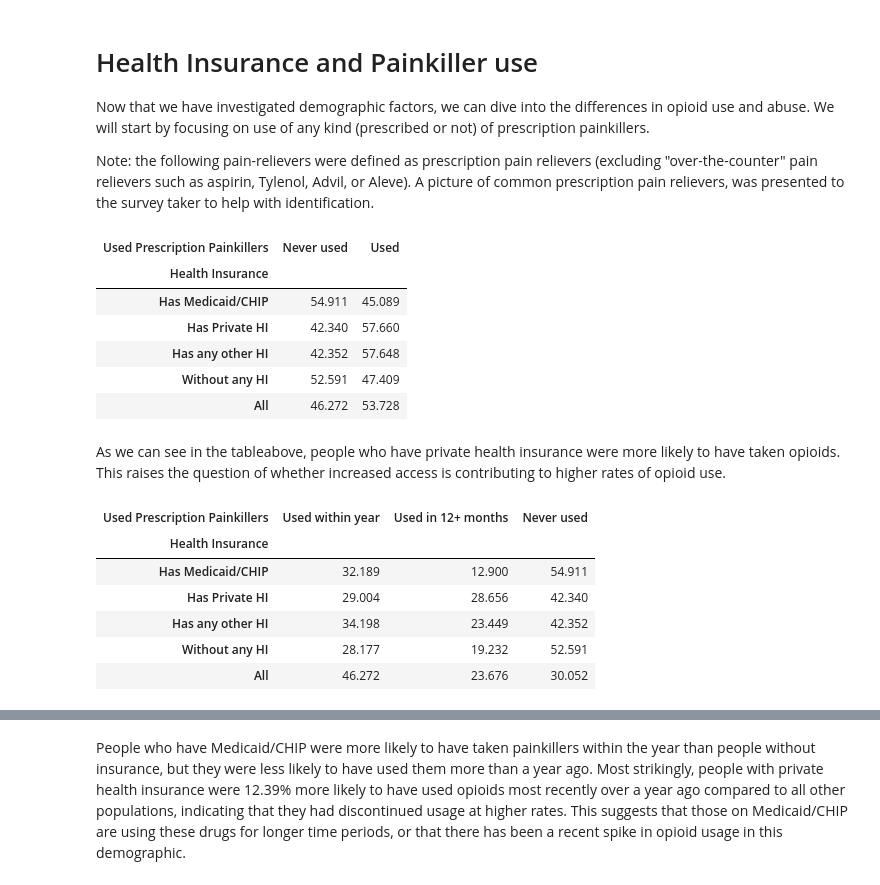
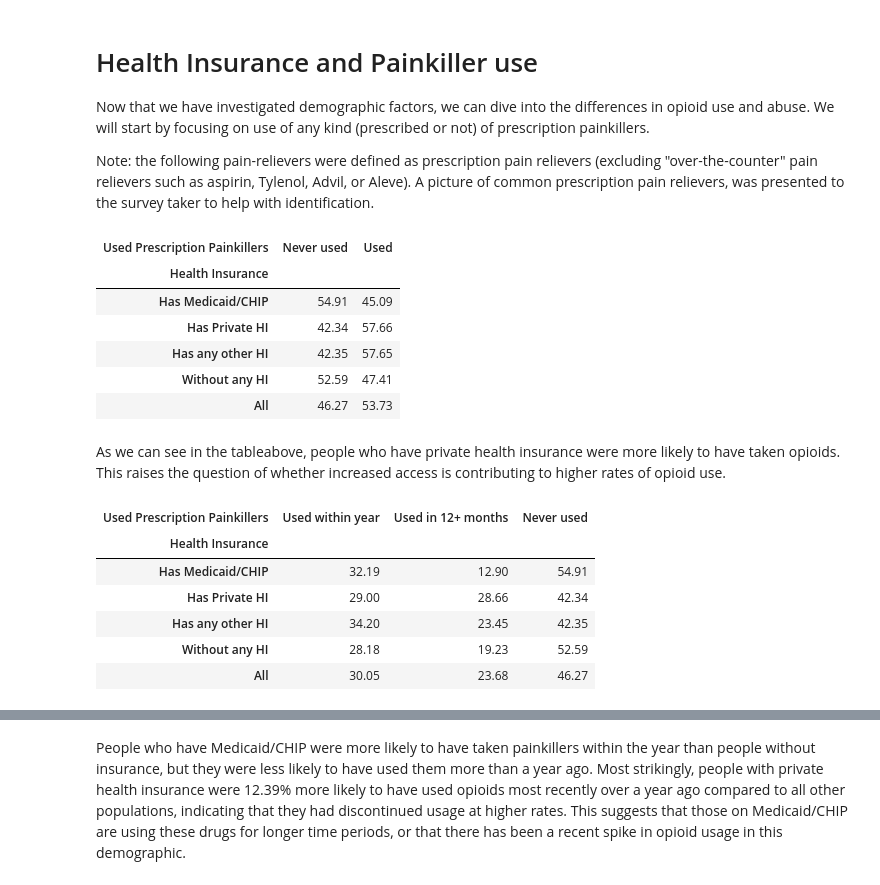
Before and after one commit to mhreid/OpioidsAndDemographics, a Jupyter notebook: project1/project1.ipynb, the cells around one changed output, grey strips where cells are left out. Cells and saved outputs as stored; diff of their text form; code cells hidden in the pictures.

```diff
--- a/project1/project1.ipynb
+++ b/project1/project1.ipynb
@@ -197,30 +198,30 @@ df['MISUSED_VS_NOTMISUSED_PK'] = ["Misused" if value!="Never misused" else "Neve
 ct = pd.crosstab(df["HEALTH_INSURANCE"], df["USED_VS_NOTUSED_PK"],
                  rownames=['Health Insurance'], colnames=['Used Prescription Painkillers'],
                  margins=True, normalize='index')
-(ct*100).round(decimals=3)
+(ct*100).round(decimals=2)
 # %% [output]
 | Used Prescription Painkillers | Never used | Used |
 | Health Insurance |  |  |
-| Has Medicaid/CHIP | 54.911 | 45.089 |
-| Has Private HI | 42.340 | 57.660 |
-| Has any other HI | 42.352 | 57.648 |
-| Without any HI | 52.591 | 47.409 |
-| All | 46.272 | 53.728 |
+| Has Medicaid/CHIP | 54.91 | 45.09 |
+| Has Private HI | 42.34 | 57.66 |
+| Has any other HI | 42.35 | 57.65 |
+| Without any HI | 52.59 | 47.41 |
+| All | 46.27 | 53.73 |
 # %% [markdown]
 As we can see in the tableabove, people who have private health insurance were more likely to have taken opioids. This raises the question of whether increased access is contributing to higher rates of opioid use.
 # %%
 ct = pd.crosstab(df["HEALTH_INSURANCE"], df["PRES_PAINKILLER_USE"],
                  rownames=['Health Insurance'], colnames=['Used Prescription Painkillers'],
                  margins=True, normalize='index')
-(ct*100).round(decimals=3)
+(ct*100).round(decimals=2)
 # %% [output]
 | Used Prescription Painkillers | Used within year | Used in 12+ months | Never used |
 | Health Insurance |  |  |  |
-| Has Medicaid/CHIP | 32.189 | 12.900 | 54.911 |
-| Has Private HI | 29.004 | 28.656 | 42.340 |
-| Has any other HI | 34.198 | 23.449 | 42.352 |
-| Without any HI | 28.177 | 19.232 | 52.591 |
-| All | 46.272 | 23.676 | 30.052 |
+| Has Medicaid/CHIP | 32.19 | 12.90 | 54.91 |
+| Has Private HI | 29.00 | 28.66 | 42.34 |
+| Has any other HI | 34.20 | 23.45 | 42.35 |
+| Without any HI | 28.18 | 19.23 | 52.59 |
+| All | 30.05 | 23.68 | 46.27 |
 # %%
 pmf_e = Pmf(nopriv_hi["PRES_PAINKILLER_USE"])
 pmf_f = Pmf(priv_hi["PRES_PAINKILLER_USE"])
```
Also changed, not shown: parts of 24 cells of this notebook, 2 other files.
